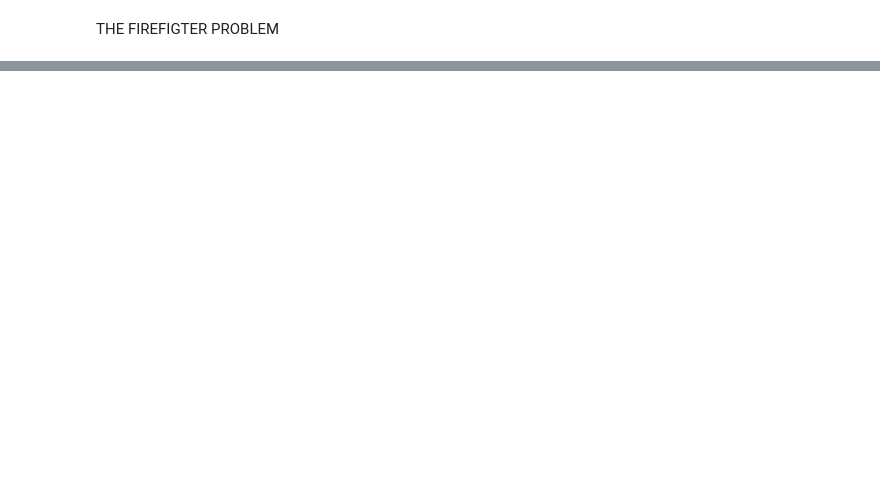
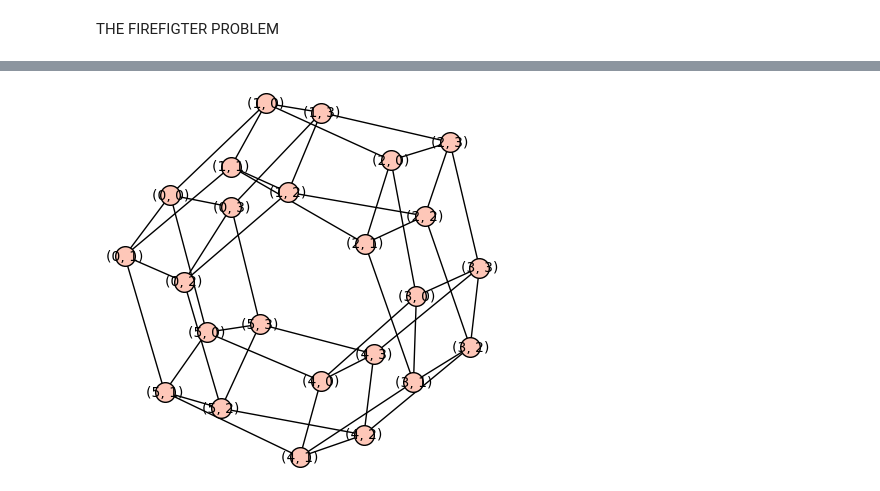
Before and after one commit to karolina-sa/Projekt-The-firefighter-problem, a Jupyter notebook: CLP.ipynb, the cells around one changed output, grey strips where cells are left out. Drawn from its saved outputs; the diff is of its cells as text; code cells hidden in the pictures; blank space fills up the shorter version.

```diff
--- a/CLP.ipynb
+++ b/CLP.ipynb
@@ -191,0 +204,5 @@ GG9 = graphs.Grid2dGraph(3,5) # matrika 3 x 5
+# %%
+K = graphs.CycleGraph(6).cartesian_product(graphs.CycleGraph(4)) #ta je 3D, mogoče bi bilo super tudi take
+K.plot()
+# %% [output]
+[figure, added]
```
Also changed, not shown: parts of 4 cells of this notebook.
